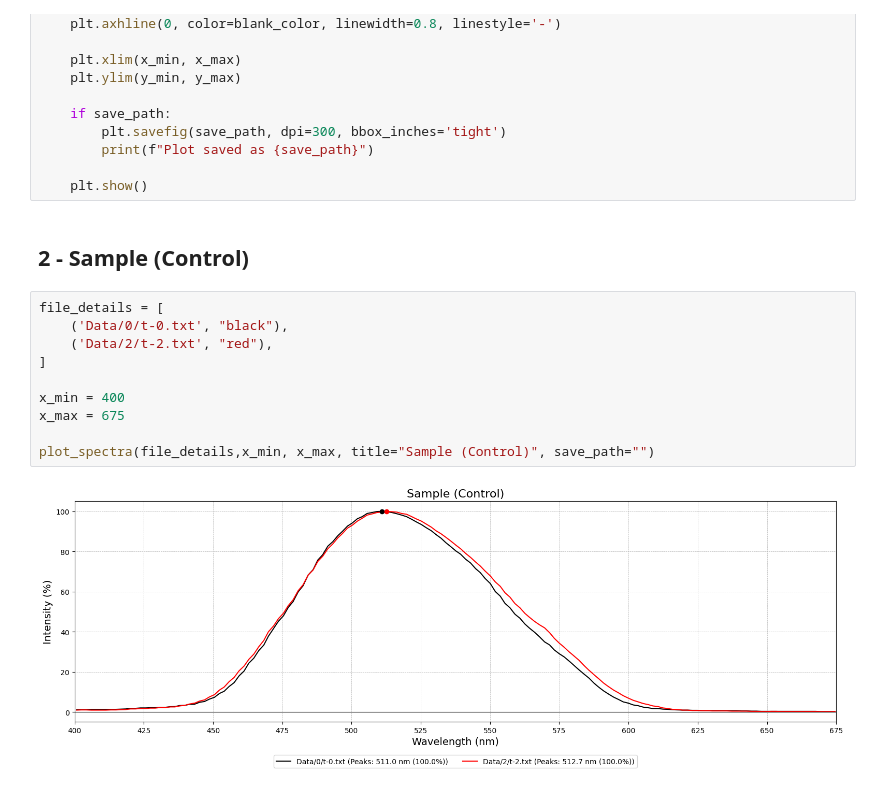
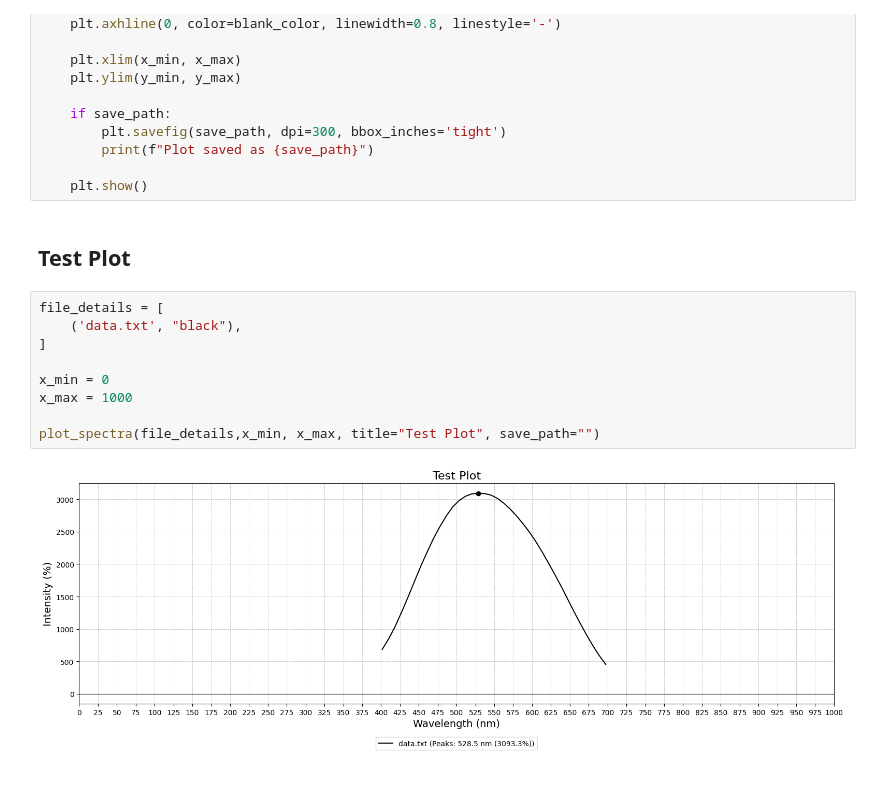
Before and after one commit to Chu1503/spectrometer-backend, a Jupyter notebook: plot.ipynb, the cells around one changed output. Cells and saved outputs as stored; diff of their text form.

```diff
--- a/plot.ipynb
+++ b/plot.ipynb
@@ -135,17 +135,16 @@ def plot_spectra_subtract_fixed(blank_file, sample_files, labels, blank_color, s
         print(f"Plot saved as {save_path}")
 
     plt.show()
-# %% [markdown]
-## 2 - Sample (Control)
+# %% [markdown]
+## Test Plot
 # %%
 file_details = [
-    ('Data/0/t-0.txt', "black"),
-    ('Data/2/t-2.txt', "red"),
+    ('data.txt', "black"),
 ]
 
-x_min = 400
-x_max = 675
+x_min = 0
+x_max = 1000
 
-plot_spectra(file_details,x_min, x_max, title="Sample (Control)", save_path="")
+plot_spectra(file_details,x_min, x_max, title="Test Plot", save_path="")
 # %% [output]
-[figure, old version]
+[figure, new version]
```
Also changed, not shown: parts of 10 cells of this notebook, 2 other files.
